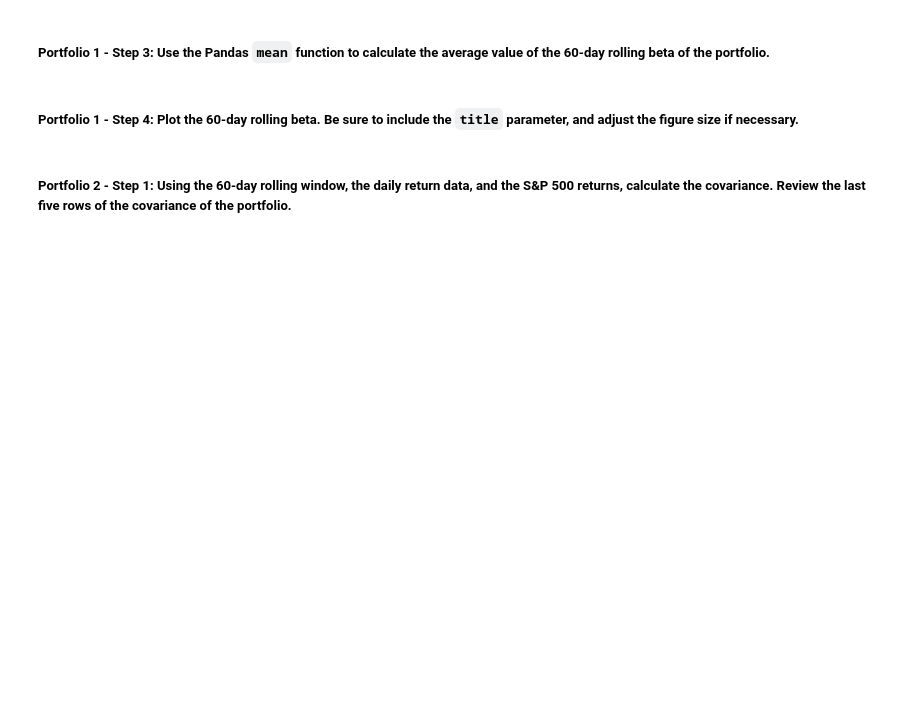
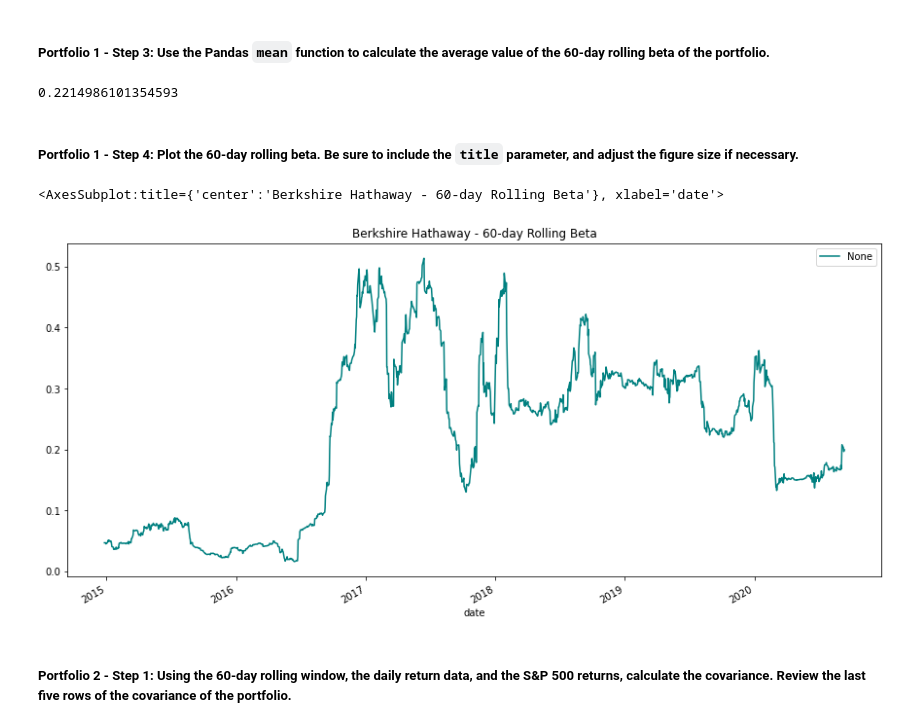
Before and after one commit to liizmaria/risk_return_analyze, a Jupyter notebook: risk_return_analysis.ipynb, the cells around one changed output. Cells and saved outputs as stored; diff of their text form; code cells hidden in the pictures; blank space fills up the shorter version.

```diff
--- a/risk_return_analysis.ipynb
+++ b/risk_return_analysis.ipynb
@@ -109,7 +109,7 @@ import numpy as np
 # %%
 # Import the data by reading in the CSV file and setting the DatetimeIndex
 # Review the first 5 rows of the DataFrame
-risk_return_df = pd.read_csv(Path('../../Desktop/Risk and Return/Resources/whale_navs.csv'),
+risk_return_df = pd.read_csv(Path('../../../Fintech-Workspace/module_4/risk_return_analyze/Resources/whale_navs.csv'),
                                   index_col='date',
                                   parse_dates=True,
                                   infer_datetime_format=True)
@@ -355,4 +355,6 @@ Your analysis is nearing completion. Now, you need to evaluate how the portfolio
 #### Use the Pandas `var` function to calculate the variance of the S&P 500 by using a 60-day rolling window. Visualize the last five rows of the variance of the S&P 500.
 # %%
 # Calculate the variance of the S&P 500 using a rolling 60-day window.
-# YOUR CODE HERE
+sp_500_variance = daily_return['S&P 500'].rolling(window=60).var()
+
+sp_500_variance.tail().sort_values()
@@ -371,4 +381,5 @@ Your analysis is nearing completion. Now, you need to evaluate how the portfolio
 # %%
 # Calculate the covariance using a 60-day rolling window
 # Review the last five rows of the covariance data
-# YOUR CODE HERE
+berk_hath_covariance = daily_return['BERKSHIRE HATHAWAY INC'].rolling(window=60).cov(daily_return['S&P 500'])
+berk_hath_covariance.tail()
@@ -377,4 +396,6 @@ Your analysis is nearing completion. Now, you need to evaluate how the portfolio
 # %%
 # Calculate the beta based on the 60-day rolling covariance compared to the market (S&P 500)
 # Review the last five rows of the beta information
-# YOUR CODE HERE
+beta_berk_hath = berk_hath_covariance / sp_500_variance
+
+beta_berk_hath.tail().sort_values()
@@ -382,13 +411,19 @@ Your analysis is nearing completion. Now, you need to evaluate how the portfolio
 ##### Portfolio 1 - Step 3: Use the Pandas `mean` function to calculate the average value of the 60-day rolling beta of the portfolio.
 # %%
 # Calculate the average of the 60-day rolling beta
-# YOUR CODE HERE
+mean_beta_berk_hath = beta_berk_hath.mean()
+mean_beta_berk_hath
+# %% [output]
+0.2214986101354593
 # %% [markdown]
 ##### Portfolio 1 - Step 4: Plot the 60-day rolling beta. Be sure to include the `title` parameter, and adjust the figure size if necessary.
 # %%
 # Plot the rolling beta
 # Include a title parameter and adjust the figure size
-# YOUR CODE HERE
+beta_berk_hath.plot(figsize=(15,7), legend=True, color='teal', title='Berkshire Hathaway - 60-day Rolling Beta')
+# %% [output]
+<AxesSubplot:title={'center':'Berkshire Hathaway - 60-day Rolling Beta'}, xlabel='date'>
+[figure, added]
 # %% [markdown]
 ##### Portfolio 2 - Step 1: Using the 60-day rolling window, the daily return data, and the S&P 500 returns, calculate the covariance. Review the last five rows of the covariance of the portfolio.
 # %%
```
Also changed, not shown: parts of 9 cells of this notebook.
